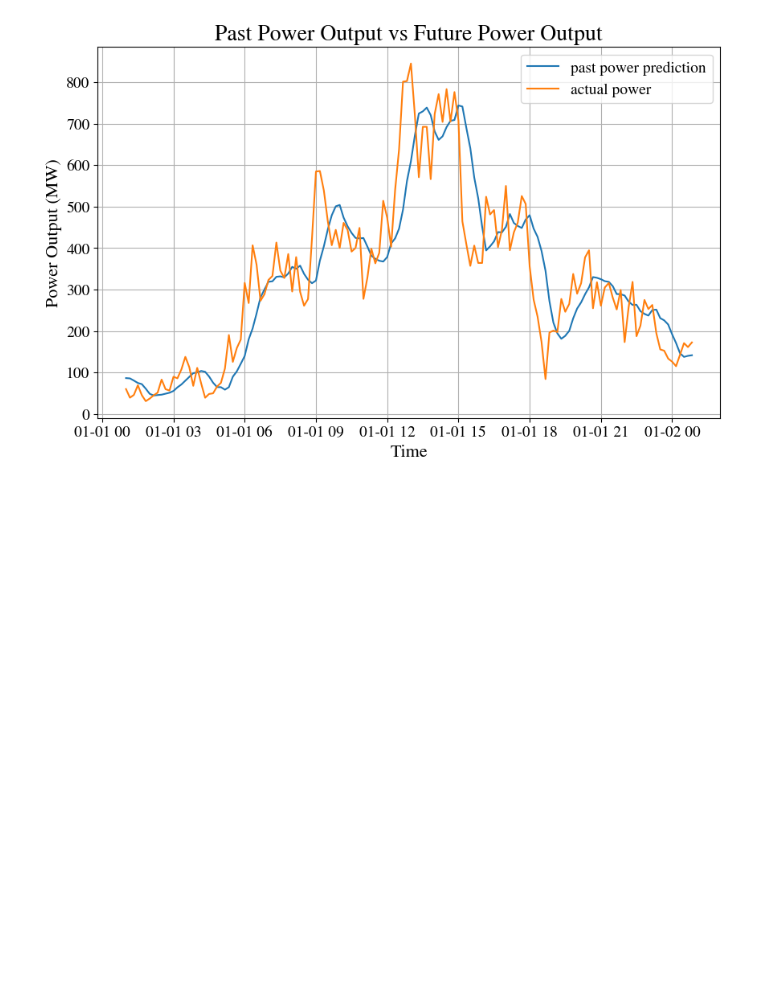
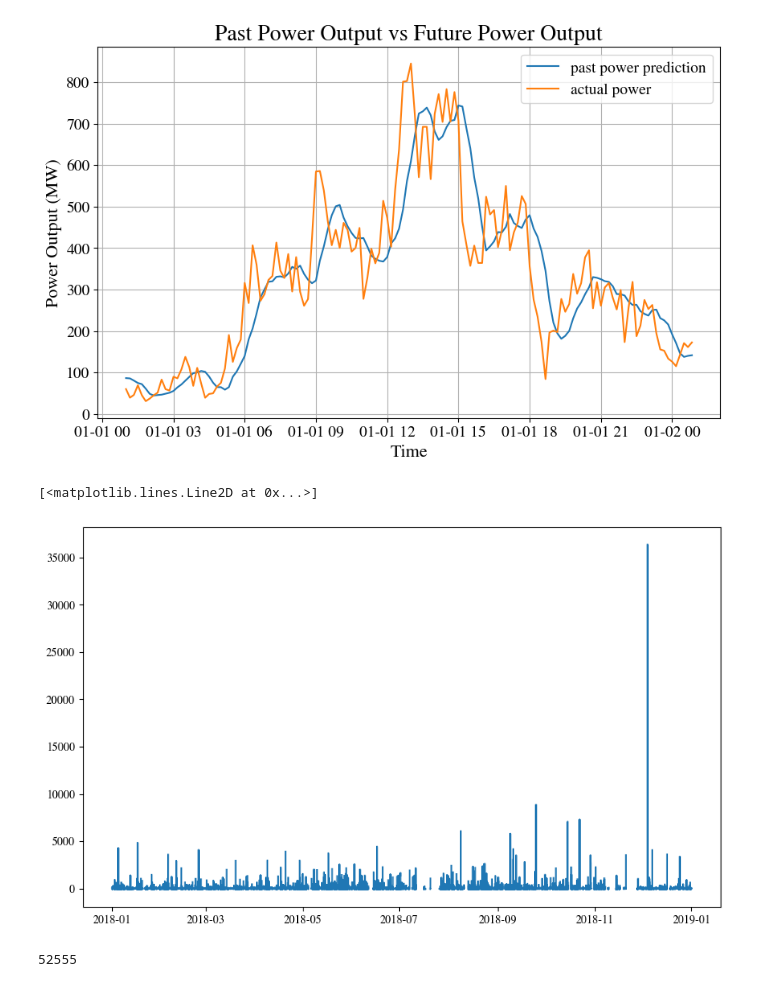
Before and after one commit to Brizzum/Final-project, a Jupyter notebook: persistanceModel.ipynb, the cells around one changed output. Drawn from its saved outputs; the diff is of its cells as text; code cells hidden in the pictures; blank space fills up the shorter version.

```diff
--- a/persistanceModel.ipynb
+++ b/persistanceModel.ipynb
@@ -199,3 +125,16 @@ plt.grid(True)
 # %%
 actual = future_power['var1(t)']
 predicted = past_power_mean
+# %%
+percentage_error = ((predicted - actual)/actual)*100
+# %%
+# plot the percentage error
+plt.figure(figsize=(10, 6))
+plt.plot(percentage_error, label='percentage error')
+# %% [output]
+[<matplotlib.lines.Line2D at 0x...>]
+[figure, added]
+# %%
+print(len(percentage_error>500))
+# %% [output]
+52555
```
Also changed, not shown: parts of 19 cells of this notebook, 24 other files.
